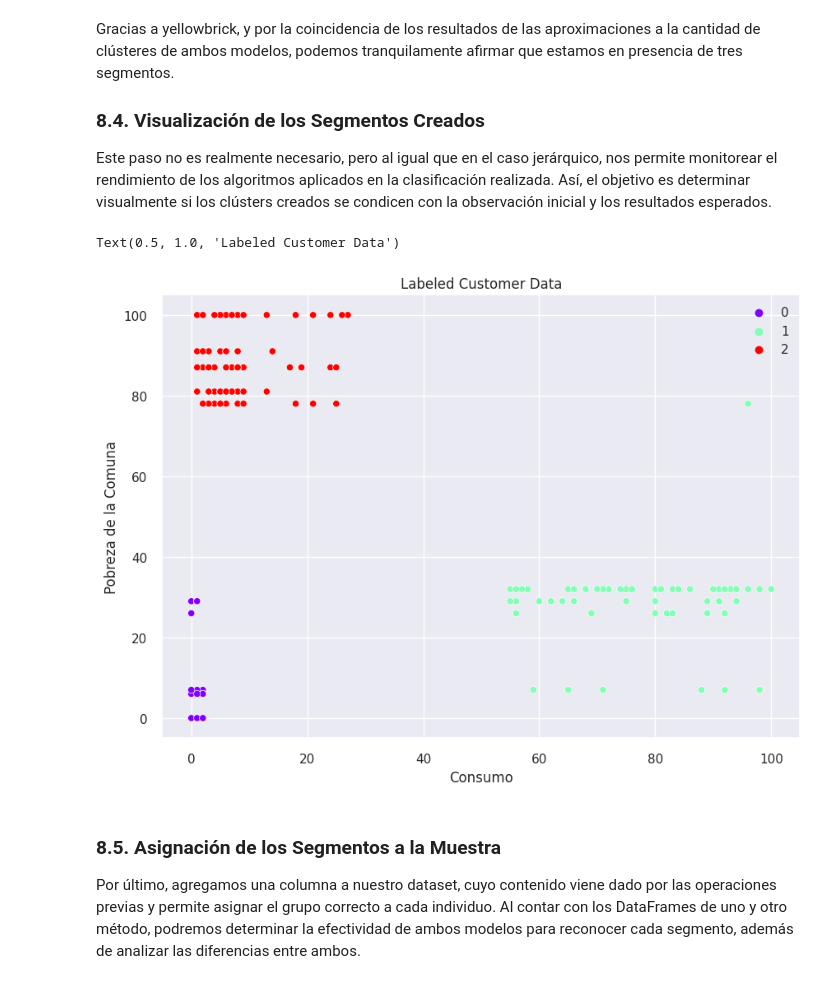
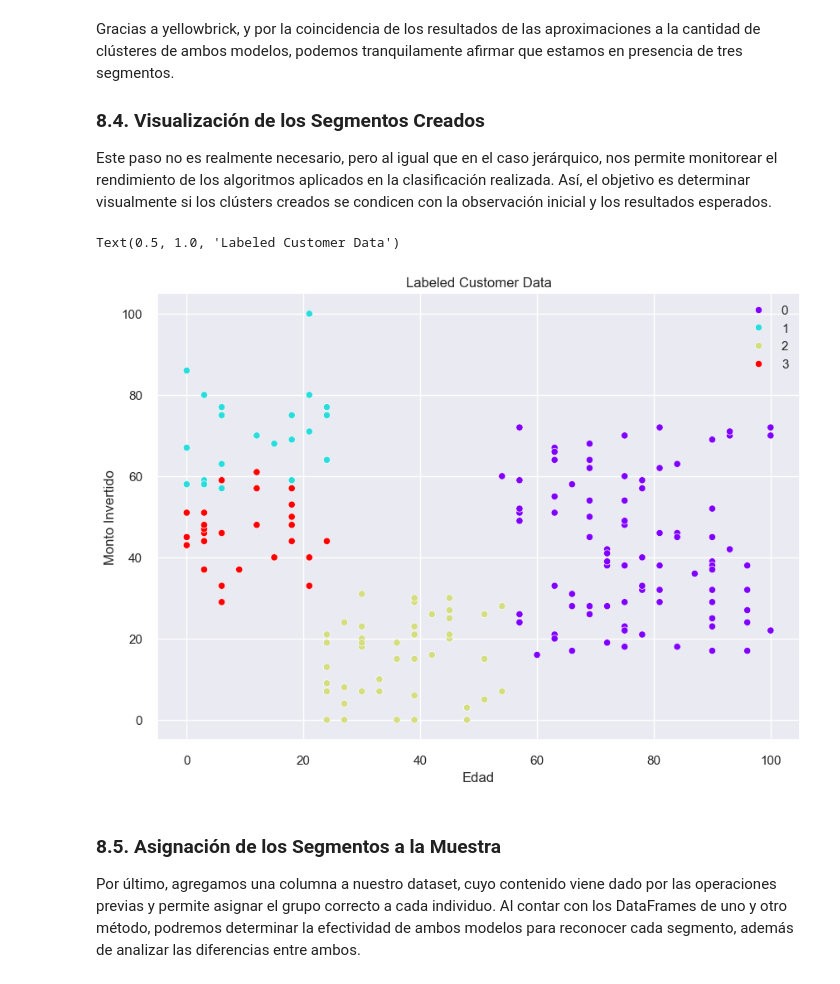
Before and after one commit to diegovalarq/Marketing-Segmentation, a Jupyter notebook: Notebook-Marketing-Segmentation.ipynb, the cells around one changed output. Drawn from its saved outputs; the diff is of its cells as text; code cells hidden in the pictures.

```diff
--- a/Notebook-Marketing-Segmentation.ipynb
+++ b/Notebook-Marketing-Segmentation.ipynb
@@ -447,3 +451,11 @@ Para visualizar los datos, lo más que podemos hacer es hacerlo en tres dimensio
 Primero, y mediante la función <code>pairplot</code> de la librería seaborn, observaremos la estructura de los datos y sus relaciones entre pares. Con ello, podemos determinar visualmente qué variables presentan un mayor potencial para generar grupos distintos entre sí.
 
 Pese a la advertencia acerca de la magnitud de los valores que toman nuestras variables, en el caso del pairplot esto no afectará la interpretación, ya que la escala de los ejes controla por este problema. No se preocupe si la ejecución de esta celda toma varios minutos, es normal y sólo debe esperar.
+# %%
+#Before generating the plot, we will drop a couple of columns, as we think they are not relevant for the analysis we are going to perform
+
+dataset_corregido.drop(columns=['Día de Registro', 'Mes de Registro', 'Año de Registro', 'Quarter de Registro', 'Meses de Antigüedad', 'Años de Antigüedad', 'Día de la Semana', 'Fin de Semana'], inplace=True)
+
+dataset_corregido_v2 = dataset_corregido.copy(deep=True)
+dataset_corregido_v2.drop(columns=['Cuenta'], inplace=True)
+dataset_corregido_v2.head()
@@ -572,10 +588,9 @@ plt.title("Customers Dendrogram")
 plt.ylabel('Euclidean distances')
 plt.xlabel('Customers')
 
-# Selecting Annual Income and Spending Scores by index
-excluded_cols = ['Identificador', 'Estado Civil', 'Situación Laboral', 'Satisfacción', 'Nivel Educacional',
-                 'Día de la Semana', 'Fin de Semana', 'Día de Registro', 'Mes de Registro', 'Año de Registro',
-                 'Quarter de Registro', 'Meses de Antigüedad', 'Años de Antigüedad', 'Sexo']
+# Selecting
+excluded_cols = ['Estado Civil', 'Situación Laboral', 'Satisfacción', 'Nivel Educacional',
+                'Sexo']
 
 filtered_cols = [col for col in dataset_normalized.columns
                  if col not in excluded_cols]
@@ -586,7 +601,7 @@ selected_data.head(3)
 clusters = sch.linkage(selected_data, method='ward', metric="euclidean")
 
 # Aproximation to the number of clusters
-plt.axhline(y = 500, color = 'r', linestyle = '-')
+plt.axhline(y = 400, color = 'r', linestyle = '-')
 
 # Creating and showing our dendogram
 sch.dendrogram(Z=clusters)
@@ -624,20 +639,27 @@ Por último, agregamos una columna a nuestro dataset, cuyo contenido viene dado
 # %%
 # Copying our dataset to avoid future issues
 dataset_segmented_v1 = dataset_corregido.copy(deep=True)
+dataset_segmented_v1.head()
 
 # Adding clusters and reverting values from numeric
 segments = [f'cluster_{group + 1:02d}' for group in data_labels_v1]
 dataset_segmented_v1.insert(loc=1, column='segment', value=segments)
 
-dict_mappers = {'Sexo': mapper_sex, 'Nacionalidad': mapper_nationality,
-                'Nivel Educacional': mapper_education,
-                'Ubicación': mapper_ubicacion, 'Comuna': mapper_city,
-                'Local': mapper_local, 'Experiencia': mapper_experience}
+dict_mappers = {'Sexo': mapping_sex, 'Estado Civil': estado_civil_mapping,
+                'Nivel Educacional': mapper_education, 'Situación Laboral': situacion_laboral_mapping, 'Satisfacción': mapper_experience}
 
 for col, mapper in dict_mappers.items():
   mapper_inv = {v: k for k, v in mapper.items()}
   dataset_segmented_v1[col] = dataset_segmented_v1[col].replace(mapper_inv)
 
+# We will create an identifier for the clusters, as it is required for the next steps
+identifier_mapping = {cuenta: i for i, cuenta in enumerate(dataset_segmented_v1['Cuenta'])}
+dataset_segmented_v1['Identificador'] = dataset_segmented_v1['Cuenta'].replace(identifier_mapping)
+rearranged_columns = ['Identificador'] + [col for col in dataset_segmented_v1.columns if col != 'Identificador']
+dataset_segmented_v1 = dataset_segmented_v1[rearranged_columns]
+dataset_segmented_v1.head()
+dataset_segmented_v1.drop(columns=['Cuenta'], inplace=True)
+
 dataset_segmented_v1.sort_values(by=['segment', 'Identificador'], inplace=True)
 dataset_segmented_v1
 # %% [output]
@@ -724,9 +746,9 @@ plt.show()
 # %% [markdown]
 Evidentemente, los datos son el problema y, en esencia, estamos en presencia de un problema similar al del punto 7.1. Conocida ya la solución, simplemente utilizaremos el DataFrame generado en ese punto, excluyendo también las mismas columnas.
 # %%
-# Selecting Annual Income and Spending Scores by index
-excluded_cols = ['Identificador', 'Edad', 'Nacionalidad', 'Comuna',
-                 'Ubicación', 'Local', 'Segmento', 'Experiencia']
+# Selecting excluding columns
+excluded_cols = ['Identificador', 'Sexo', 'Nivel Educacional', 'Estado Civil', 'Satisfacción',
+                 'Situación Laboral']
 
 filtered_cols = [col for col in dataset_normalized.columns
                  if col not in excluded_cols]
@@ -821,19 +843,19 @@ Gracias a yellowbrick, y por la coincidencia de los resultados de las aproximaci
 Este paso no es realmente necesario, pero al igual que en el caso jerárquico, nos permite monitorear el rendimiento de los algoritmos aplicados en la clasificación realizada. Así, el objetivo es determinar visualmente si los clústers creados se condicen con la observación inicial y los resultados esperados.
 # %%
 # Final clustering model
-clustering_model = kmeans['dict'][3]
+clustering_model = kmeans['dict'][4]
 
 # Accessing vars of the clustering object
 data_labels_v2 = clustering_model.labels_
 
 # Visualization of our graph
 sns.set(rc={'figure.figsize':(10, 7)})
-sns.scatterplot(x='Consumo', y='Pobreza de la Comuna', data=selected_data,
+sns.scatterplot(x='Edad', y='Monto Invertido', data=selected_data,
                 palette="rainbow", hue=data_labels_v2)\
                 .set_title('Labeled Customer Data')
 # %% [output]
 Text(0.5, 1.0, 'Labeled Customer Data')
-[figure, old version]
+[figure, new version]
 # %% [markdown]
 <h3>8.5. Asignación de los Segmentos a la Muestra</h3>
 
```
Also changed, not shown: parts of 23 cells of this notebook, 1 other file.
